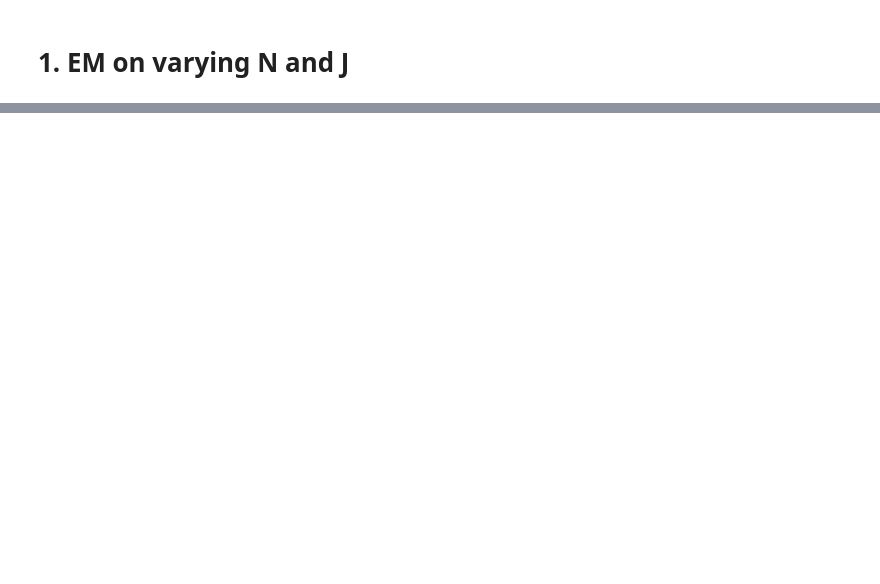
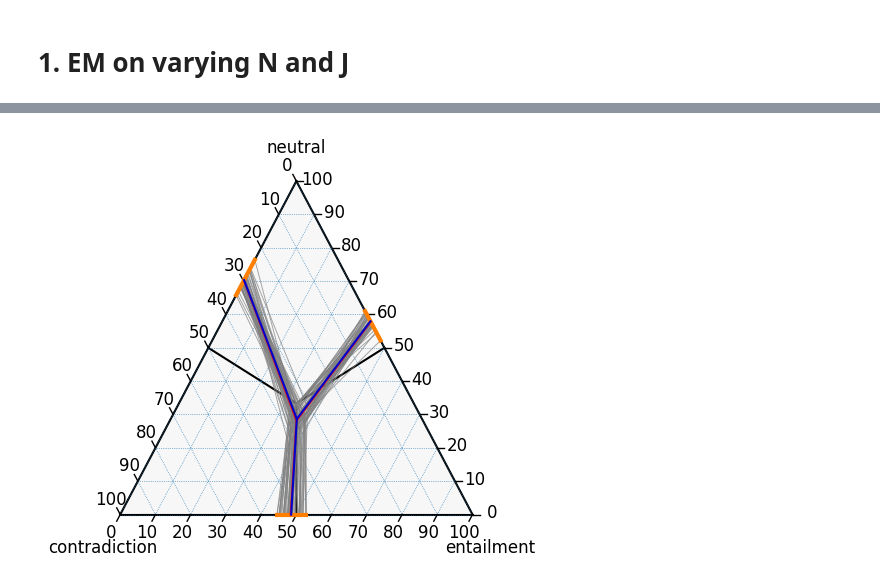
Before and after one commit to corneliagru/label-variation-nli, a Jupyter notebook: notebooks/2_stability_estimation.ipynb, the cells around one changed output, grey strips where cells are left out. Saved outputs shown, nothing was run; the diff lists cells and outputs as text; code cells hidden in the pictures; blank space fills up the shorter version.

```diff
--- a/notebooks/2_stability_estimation.ipynb
+++ b/notebooks/2_stability_estimation.ipynb
@@ -39,16 +34,3 @@ theta, matched_index = tolerance_sort(snli_em[2], 0.05, reverse=True)
 pi = snli_em[1][matched_index]
 tau = snli_em[3][:, matched_index]
 bounds_original = get_boundaries(pi, theta)
-# %%
-recompute = False
-
-if recompute:
-    bootstrap_full = bootstrap(snli_one_hot_arr)
-    with open("../data/bootstrap/b_full.pkl", "wb") as f:
-        pickle.dump(bootstrap_full, f)
-else:
-    with open("../data/bootstrap/b_full.pkl", "rb") as f:
-        bootstrap_full = pickle.load(f)
-# %%
-pi_mean = np.mean(bootstrap_full[('pi')], axis=0)
-theta_mean = np.mean(bootstrap_full[('theta')], axis=0)
@@ -174 +154,14 @@ N,J= (1514, 100)
 ... (8 outputs left out)
+# %%
+# adjust plotting settings for plot in main part of paper
+i = -1 # last one is full dataset
+
+figure, tax = plot_ternary_axes(size = 5)
+tax = plot_bootstrap_bounds(tax, B_matrix_N_J_random_results_list[i][-2])
+tax = plot_ternary_bounds(tax, pi=pi, theta=theta, bounds_col=CB_color_cycle[7]) # original bounds in red
+pi_mean = np.mean(B_matrix_N_J_random_results_list[i][0],axis=0)
+theta_mean = np.mean(B_matrix_N_J_random_results_list[i][1],axis=0)
+tax = plot_ternary_bounds(tax, pi=pi_mean, theta=theta_mean, bounds_col="mediumblue") # mean bounds in blue
+figure.savefig("../figs/full_bootstrap.png", bbox_inches='tight', dpi=300)
+# %% [output]
+[figure, added]
```
Also changed, not shown: parts of 8 cells of this notebook, 26 other files.
